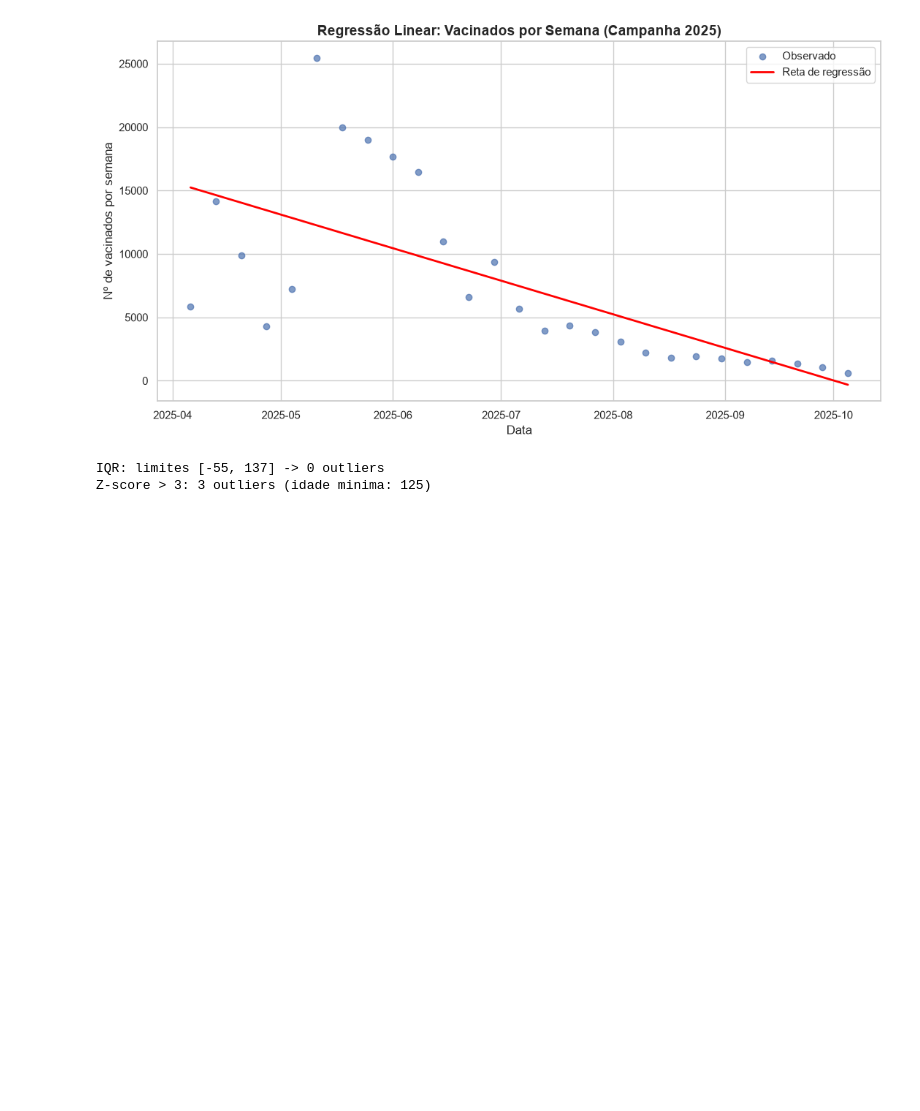
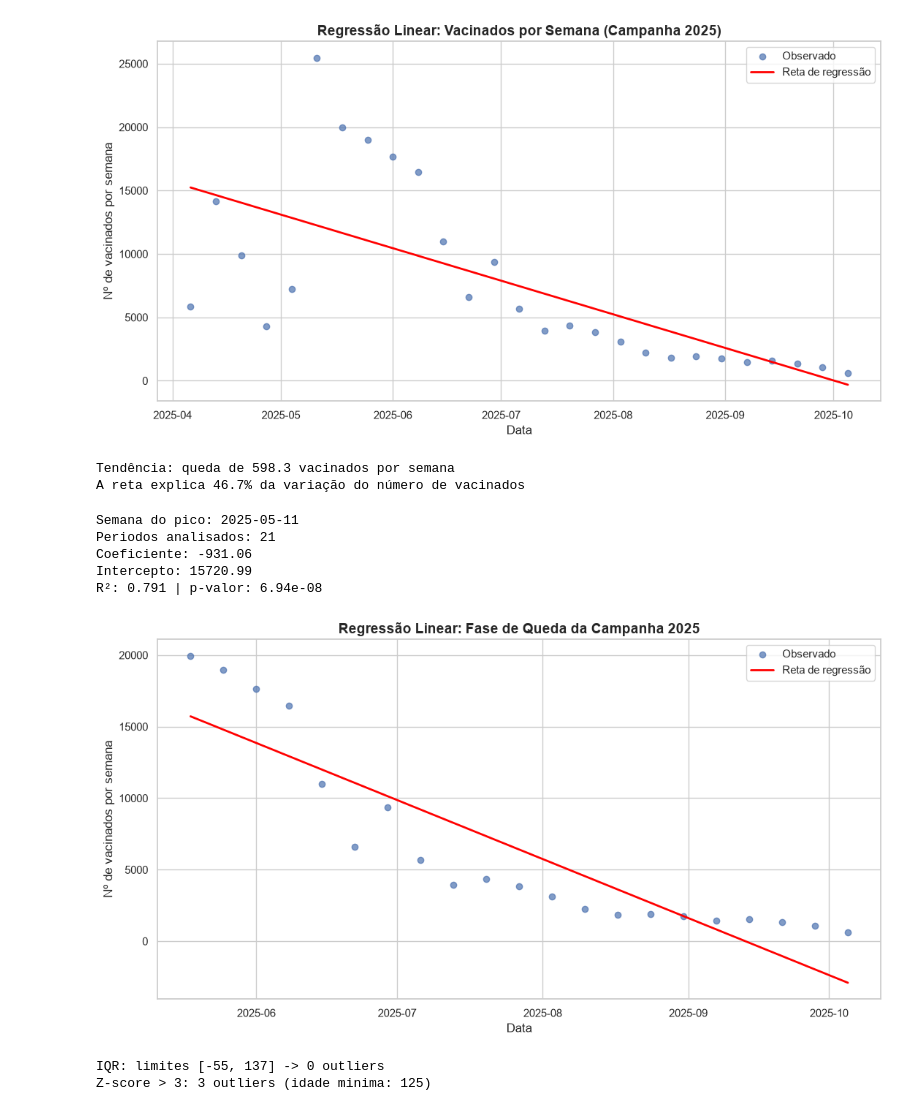
Before and after one commit to N1tr0Lucas/Trabalho-Big-Data-em-Python, a Jupyter notebook: Trabalho_BigDataPython.ipynb, the cells around one changed output. Cells and saved outputs as stored; diff of their text form; code cells hidden in the pictures; blank space fills up the shorter version.

```diff
--- a/Trabalho_BigDataPython.ipynb
+++ b/Trabalho_BigDataPython.ipynb
@@ -348,8 +376,8 @@ vacina influenza tetravalente (fragmentada, inativada)     1.268601
 Name: proportion, dtype: float64
 # %%
-bins = [0, 10, 18, 60, 100]
+bins = [0, 10, 18, 60, 130]
 
-labels = ['Crianca (0-9)', 'Adolescente (10-17)', 'Adulto (18-59)', 'Idoso (60-100)']
+labels = ['Crianca (0-9)', 'Adolescente (10-17)', 'Adulto (18-59)', 'Idoso (60-130)']
 df['Faixa_Etaria'] = pd.cut(df['Idade'], bins=bins, labels=labels, right=False)
 
 df['Sexo'] = df['Sexo'].astype(str).str.strip().str.upper().str[0]
@@ -536,6 +564,30 @@ Coeficiente: -598.26
 Intercepto: 15242.03
 R²: 0.467 | p-valor: 8.49e-05
 [figure]
+# %%
+coef = modelo_data.coef_[0]
+r2 = modelo_data.score(dados_data[['Periodo']], dados_data['Vacinados'])
+print(f"Tendência: {'crescimento' if coef > 0 else 'queda'} de {abs(coef):.1f} vacinados por semana")
+print(f"A reta explica {r2*100:.1f}% da variação do número de vacinados")
+# %% [output]
+Tendência: queda de 598.3 vacinados por semana
+A reta explica 46.7% da variação do número de vacinados
+# %%
+semana_pico = dados_data.loc[dados_data['Vacinados'].idxmax(), 'Data']
+print("Semana do pico:", semana_pico.date())
+
+dados_queda, modelo_queda = regressao_por_data(
+    df, 'Data_Vacina',
+    inicio=semana_pico + pd.Timedelta(days=1), fim='2025-09-30',
+    titulo='Regressão Linear: Fase de Queda da Campanha 2025'
+)
+# %% [output]
+Semana do pico: 2025-05-11
+Periodos analisados: 21
+Coeficiente: -931.06
+Intercepto: 15720.99
+R²: 0.791 | p-valor: 6.94e-08
+[figure, added]
 # %%
 idade = df['Idade']
 
```
Also changed, not shown: parts of 18 cells of this notebook, 3 other files.
